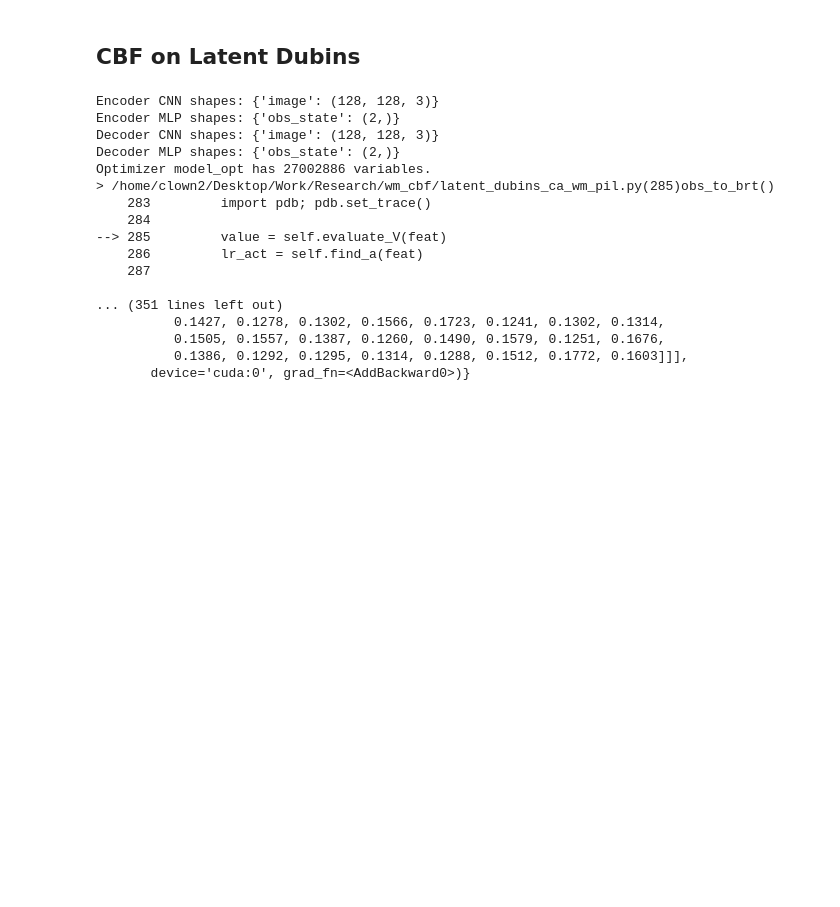
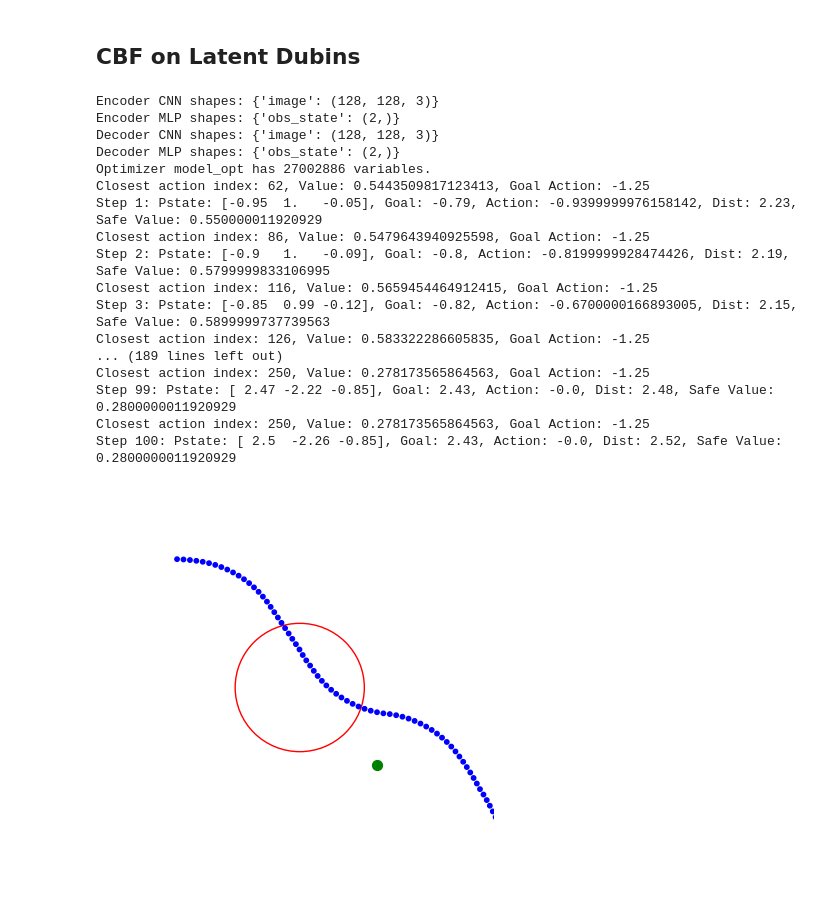
Before and after one commit to stevenwman/wm_cbf, a Jupyter notebook: policy_test.ipynb, the cells around one changed output. Cells and saved outputs as stored; diff of their text form; code cells hidden in the pictures; blank space fills up the shorter version.

```diff
--- a/policy_test.ipynb
+++ b/policy_test.ipynb
@@ -251,29 +63,51 @@ goal_actions = []
 current_safe = []
 
 epsilon = 0.2
-alpha = 0.1
+gamma = 0.9
 simlen = 100
 u_min = -dubin_env.args.turnRate
 u_max = dubin_env.args.turnRate
-u_samples = 100
+u_samples = 500
 u_delta = (u_max - u_min) / u_samples
 u_range = np.arange(u_min, u_max + u_delta, u_delta)  # action range for Dubins car
-u_range = torch.tensor(u_range, dtype=torch.float32)  # Convert to tensor for PyTorch compatibility
+u_range = torch.tensor(u_range, dtype=torch.float32, device=brt.args.device).unsqueeze(-1)  # Convert to tensor
+
+# first step
+demo, priv_state = dubin_env.forward(0)
+safe_value, safe_action = brt.obs_to_brt(demo)
+
+to_np = lambda x: x.cpu().detach().numpy()
 
 for i in range(simlen):
     # get goal reference direction and action
     goal_dir, goal_act = dubin_env.goal_ref()
     # single step look-ahead
-    demo, priv_state = dubin_env.forward(0)
-    safe_value, safe_action = brt.obs_to_brt(demo)
     curr_safe = 1
 
-    if safe_value < epsilon:
-        action = safe_action[0]
-        curr_safe = 0 # when safe action is engaged
-        print('Safe action engaged!')
+    # import pdb; pdb.set_trace()  # Debugging point to inspect values
+
+    feat = brt.data_to_feat(demo)
+    # Vz = brt.evaluate_V(to_np(feat))[0]
+    Vz = safe_value
+    Lz = brt.margin_fn(feat)[0][0][0]
+    Vz = np.min([Vz, to_np(Lz)])
+    Qzs = brt.evaluate_Q(to_np(feat), u_range)
+
+    cbf_cond = Qzs > gamma * Vz
+    Qzs_valid_idx = np.where(cbf_cond)[0]
+
+    if Qzs_valid_idx.size == 0:
+        print("No valid actions found, using goal action.")
+        action = goal_act
     else:
-        action = goal_act # nominal action otherwise
+        # Find the action that maximizes the Q-value while satisfying the CBF condition
+        Qzs_valid = Qzs[Qzs_valid_idx]
+        # Find the action that minimizes the distance to the goal action
+        closest_action = np.argmin(np.abs(Qzs_valid - goal_act))
+        print(f"Closest action index: {closest_action}, Value: {Qzs_valid[closest_action]}, Goal Action: {goal_act}")
+        action = u_range[closest_action][0].detach().cpu().numpy()
+
+    # import pdb; pdb.set_trace()  # Debugging point to inspect values
 
     demo, priv_state = dubin_env.forward(action)
     safe_value, _ = brt.obs_to_brt(demo) # actual safe value after taking the action
@@ -301,42 +135,43 @@ fig,ax = plt.subplots()
 # hardcoded with existing limits
 sf = 1 # scale factor
 plt.xlim([sf*brt.args.x_min, sf*brt.args.x_max])
 plt.ylim([sf*brt.args.y_min, sf*brt.args.y_max])
 plt.axis('off')
 fig.set_size_inches(5, 5)
 pss = np.array(priv_states)
 circle = patches.Circle((0,0), 0.5, edgecolor=(1,0,0), facecolor='none')
 ax.add_patch(circle)
 col = np.where(np.array(current_safe) == 1, 'blue', 'red')
 plt.scatter(pss[:,0], pss[:,1], c=col, s=10, label='Trajectory')
 plt.scatter(dubin_env.goal_state[0], dubin_env.goal_state[1], c='green', s=50, label='Goal')
 
 # plot action over time
 plt.figure()
 plt.plot(np.array(actions), label='Action', marker='o')
 plt.plot(np.array(goal_actions), label='Goal Action', marker='o', linestyle='--', color='green')
 plt.axhline(y=dubin_env.args.turnRate, color='r', linestyle='--', label='Max Turn Rate')
 plt.axhline(y=-dubin_env.args.turnRate, color='r', linestyle='--')
 plt.xlabel('Time Step')
 plt.ylabel('Action Value')
 plt.title('Action Over Time')
 plt.legend()
 plt.show()
 # %% [output]
 Encoder CNN shapes: {'image': (128, 128, 3)}
 Encoder MLP shapes: {'obs_state': (2,)}
 Decoder CNN shapes: {'image': (128, 128, 3)}
 Decoder MLP shapes: {'obs_state': (2,)}
 Optimizer model_opt has 27002886 variables.
-> /home/clown2/Desktop/Work/Research/wm_cbf/latent_dubins_ca_wm_pil.py(285)obs_to_brt()
-    283         import pdb; pdb.set_trace()
-    284
---> 285         value = self.evaluate_V(feat)
-    286         lr_act = self.find_a(feat)
-    287
-
-... (351 lines left out)
-          0.1427, 0.1278, 0.1302, 0.1566, 0.1723, 0.1241, 0.1302, 0.1314,
-          0.1505, 0.1557, 0.1387, 0.1260, 0.1490, 0.1579, 0.1251, 0.1676,
-          0.1386, 0.1292, 0.1295, 0.1314, 0.1288, 0.1512, 0.1772, 0.1603]]],
-       device='cuda:0', grad_fn=<AddBackward0>)}
+Closest action index: 62, Value: 0.5443509817123413, Goal Action: -1.25
+Step 1: Pstate: [-0.95  1.   -0.05], Goal: -0.79, Action: -0.9399999976158142, Dist: 2.23, Safe Value: 0.550000011920929
+Closest action index: 86, Value: 0.5479643940925598, Goal Action: -1.25
+Step 2: Pstate: [-0.9   1.   -0.09], Goal: -0.8, Action: -0.8199999928474426, Dist: 2.19, Safe Value: 0.5799999833106995
+Closest action index: 116, Value: 0.5659454464912415, Goal Action: -1.25
+Step 3: Pstate: [-0.85  0.99 -0.12], Goal: -0.82, Action: -0.6700000166893005, Dist: 2.15, Safe Value: 0.5899999737739563
+Closest action index: 126, Value: 0.583322286605835, Goal Action: -1.25
+... (189 lines left out)
+Closest action index: 250, Value: 0.278173565864563, Goal Action: -1.25
+Step 99: Pstate: [ 2.47 -2.22 -0.85], Goal: 2.43, Action: -0.0, Dist: 2.48, Safe Value: 0.2800000011920929
+Closest action index: 250, Value: 0.278173565864563, Goal Action: -1.25
+Step 100: Pstate: [ 2.5  -2.26 -0.85], Goal: 2.43, Action: -0.0, Dist: 2.52, Safe Value: 0.2800000011920929
+[figure, added]
```
Also changed, not shown: parts of 6 cells of this notebook, 44 other files.
